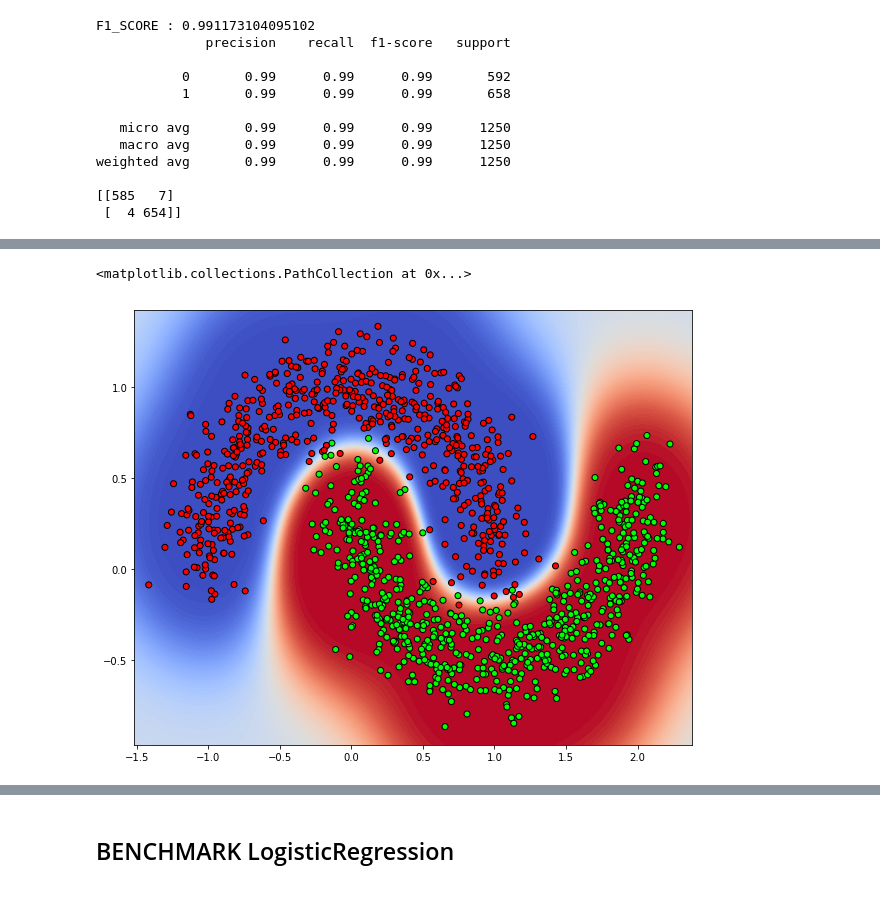
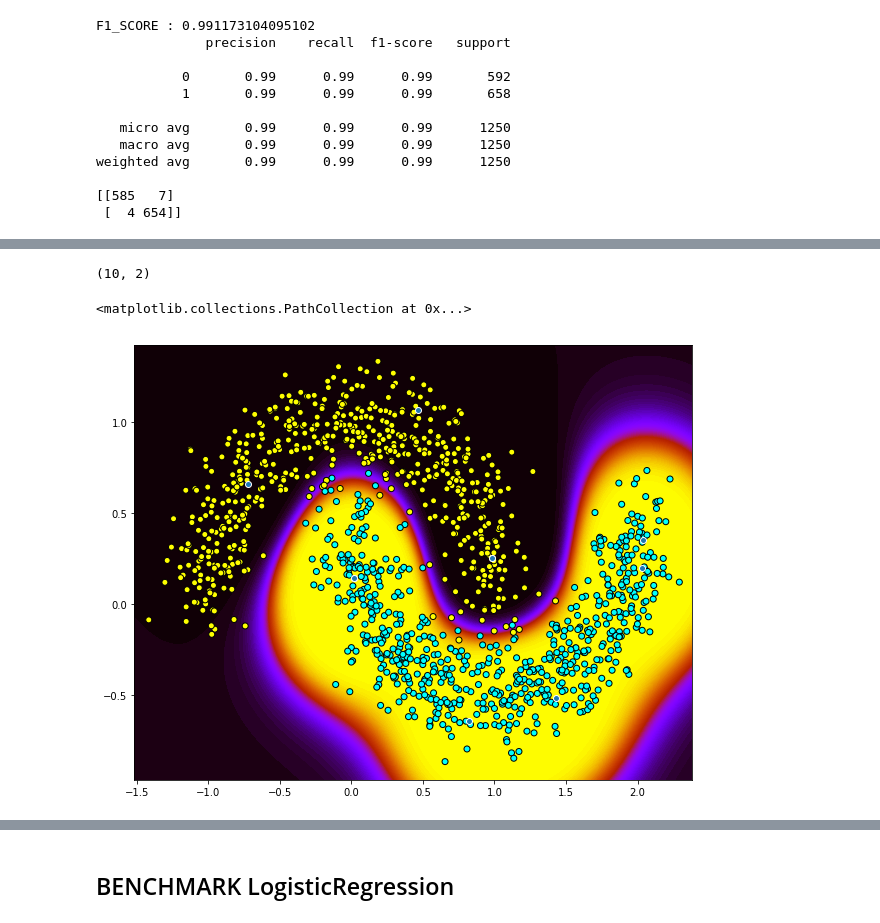
Before and after one commit to darecophoenixx/wordroid.sblo.jp, a Jupyter notebook: demo/gkernel/RBFClassifier/dev_003-moon.ipynb, the cells around one changed output, grey strips where cells are left out. Cells and saved outputs as stored; diff of their text form; code cells hidden in the pictures.

Commit message:
update color

```diff
--- a/demo/gkernel/RBFClassifier/dev_003-moon.ipynb
+++ b/demo/gkernel/RBFClassifier/dev_003-moon.ipynb
@@ -361,24 +368,31 @@ weighted avg       0.99      0.99      0.99      1250
  [  3 589]]
+# %%
+lm = clf.current_lm()
+lm.shape
+# %% [output]
+(10, 2)
 # %%
 from matplotlib.colors import ListedColormap
 
 h = .01
 x_min, x_max = xtrain[:, 0].min() - .1, xtrain[:, 0].max() + .1
 y_min, y_max = xtrain[:, 1].min() - .1, xtrain[:, 1].max() + .1
 xx, yy = np.meshgrid(np.arange(x_min, x_max, h),
                      np.arange(y_min, y_max, h))
 y_pred = clf.predict_proba(np.c_[xx.ravel(), yy.ravel()])
 y_pred
 
-cm = plt.cm.coolwarm
-cm_bright = ListedColormap(['#FF0000', '#0000FF', '#00FF00'])
+#cm = plt.cm.coolwarm
+cm = plt.cm.gnuplot
+cm_bright = ListedColormap(['#FFFF00', '#00FFFF'])
 y_pred = y_pred[:,1].reshape(xx.shape)
 plt.figure(figsize=(10, 8))
 plt.contourf(xx, yy, y_pred, 100, cmap=cm, alpha=1)
 plt.scatter(xtrain[:,0], xtrain[:,1], c=np.argmax(ytrain, axis=1), cmap=cm_bright, edgecolors='k')
+plt.scatter(lm[:,0], lm[:,1], cmap=cm_bright, edgecolors='w')
 # %% [output]
 <matplotlib.collections.PathCollection at 0x...>
-[figure, old version]
+[figure, new version]
 # %%
 clf.sk_params
 # %% [output]
```
Also changed, not shown: parts of 43 cells of this notebook, 1 other file.
